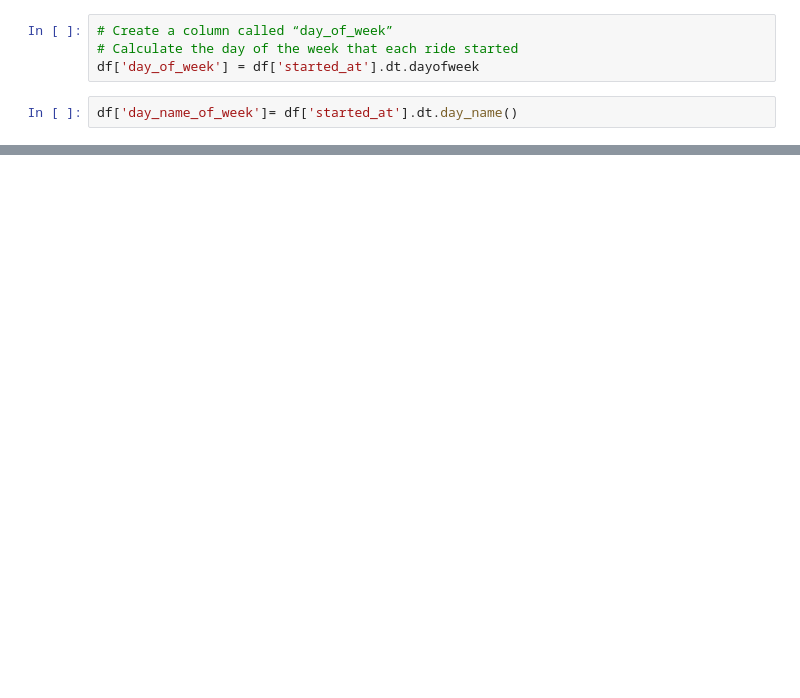
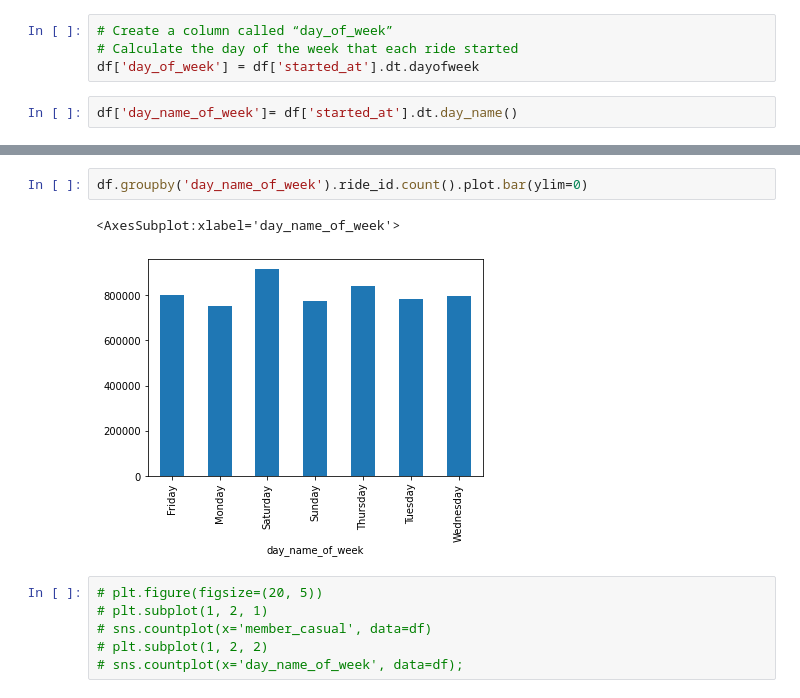
Before and after one commit to vynguyen293/Cyclistic-Bike-Share-Analysis, a Jupyter notebook: Cyclistic-Bike-Share-Analysis.ipynb, the cells around one changed output, grey strips where cells are left out. Saved outputs shown, nothing was run; the diff lists cells and outputs as text; blank space fills up the shorter version.

```diff
--- a/Cyclistic-Bike-Share-Analysis.ipynb
+++ b/Cyclistic-Bike-Share-Analysis.ipynb
@@ -193,0 +206,11 @@ df_new2
+# %%
+df.groupby('day_name_of_week').ride_id.count().plot.bar(ylim=0)
+# %% [output]
+<AxesSubplot:xlabel='day_name_of_week'>
+[figure, added]
+# %%
+# plt.figure(figsize=(20, 5))
+# plt.subplot(1, 2, 1)
+# sns.countplot(x='member_casual', data=df)
+# plt.subplot(1, 2, 2)
+# sns.countplot(x='day_name_of_week', data=df);
```
Also changed, not shown: parts of 20 cells of this notebook.
